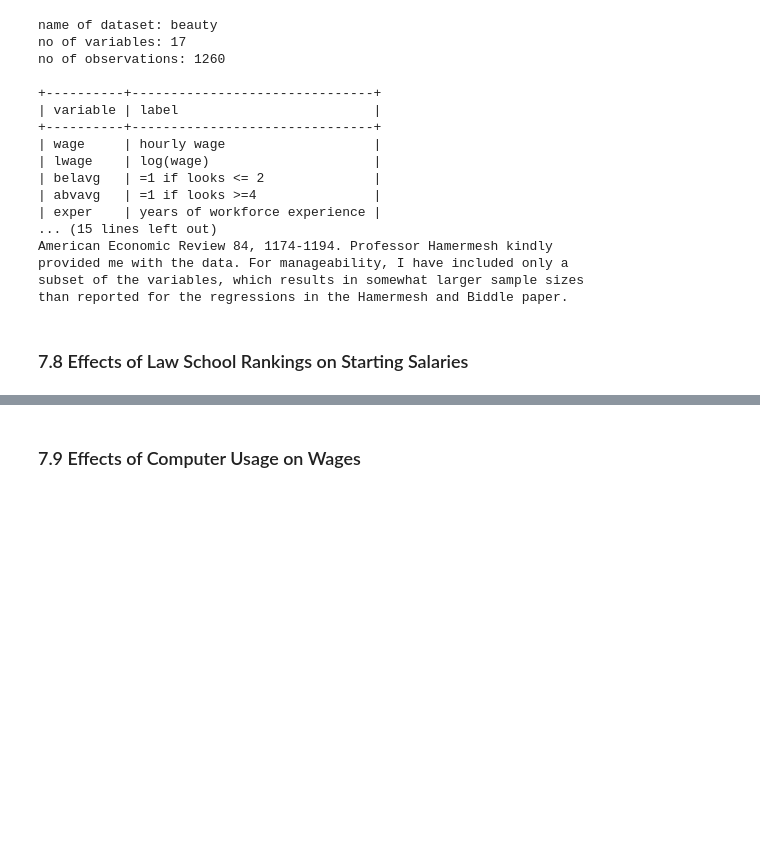
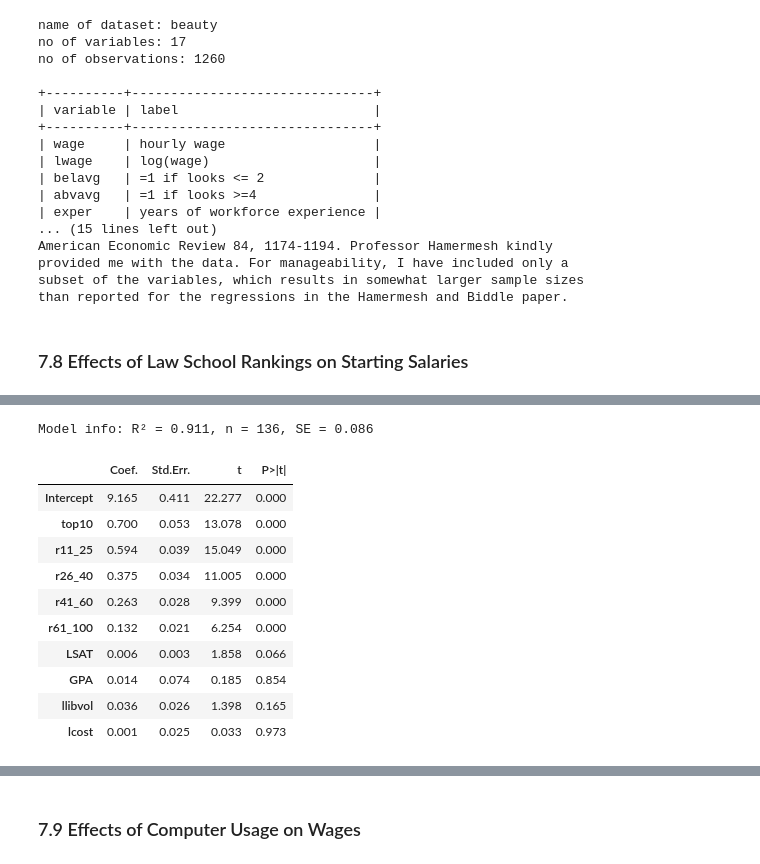
Before and after one commit to 42Ahmed/woolpy, a Jupyter notebook: Chapter 7.ipynb, the cells around one changed output, grey strips where cells are left out. Saved outputs shown, nothing was run; the diff lists cells and outputs as text; code cells hidden in the pictures; blank space fills up the shorter version.

```diff
--- a/Chapter 7.ipynb
+++ b/Chapter 7.ipynb
@@ -313,0 +335,7 @@ than reported for the regressions in the Hamermesh and Biddle paper.
+# %%
+df = lawsch85.copy()
+df['top10']     = (df['rank'] <= 10).astype(int)
+df['r11_25']    = ((df['rank'] > 10) & (df['rank'] <= 25)).astype(int)
+df['r26_40']    = ((df['rank'] > 25) & (df['rank'] <= 40)).astype(int)
+df['r41_60']    = ((df['rank'] > 40) & (df['rank'] <= 60)).astype(int)
+df['r61_100']   = ((df['rank'] > 60) & (df['rank'] <= 100)).astype(int)
@@ -313,0 +359,16 @@ than reported for the regressions in the Hamermesh and Biddle paper.
+# %%
+model08 = smf.ols('lsalary ~ top10 + r11_25 + r26_40 + r41_60 + r61_100 + LSAT + GPA + llibvol + lcost', data= df).fit()
+report(model08)
+# %% [output]
+Model info: R² = 0.911, n = 136, SE = 0.086
+|  | Coef. | Std.Err. | t | P>|t| |
+| Intercept | 9.165 | 0.411 | 22.277 | 0.000 |
+| top10 | 0.700 | 0.053 | 13.078 | 0.000 |
+| r11_25 | 0.594 | 0.039 | 15.049 | 0.000 |
+| r26_40 | 0.375 | 0.034 | 11.005 | 0.000 |
+| r41_60 | 0.263 | 0.028 | 9.399 | 0.000 |
+| r61_100 | 0.132 | 0.021 | 6.254 | 0.000 |
+| LSAT | 0.006 | 0.003 | 1.858 | 0.066 |
+| GPA | 0.014 | 0.074 | 0.185 | 0.854 |
+| llibvol | 0.036 | 0.026 | 1.398 | 0.165 |
+| lcost | 0.001 | 0.025 | 0.033 | 0.973 |
```
Also changed, not shown: parts of 4 cells of this notebook.
